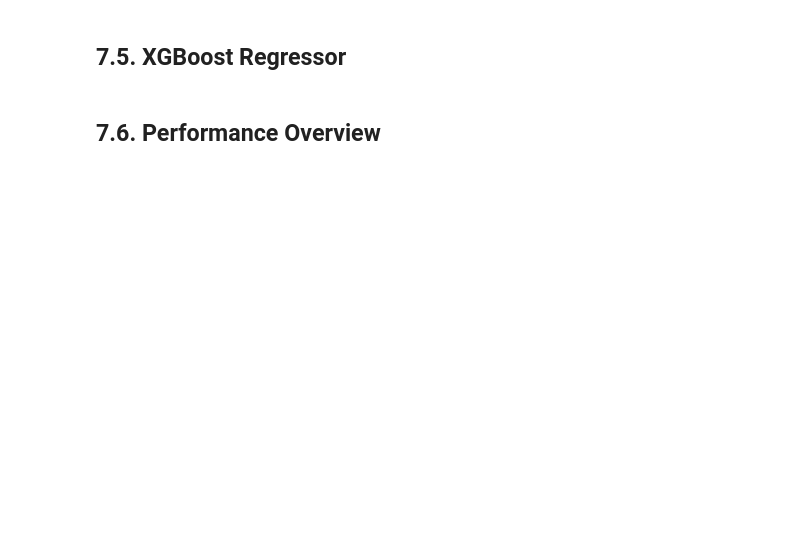
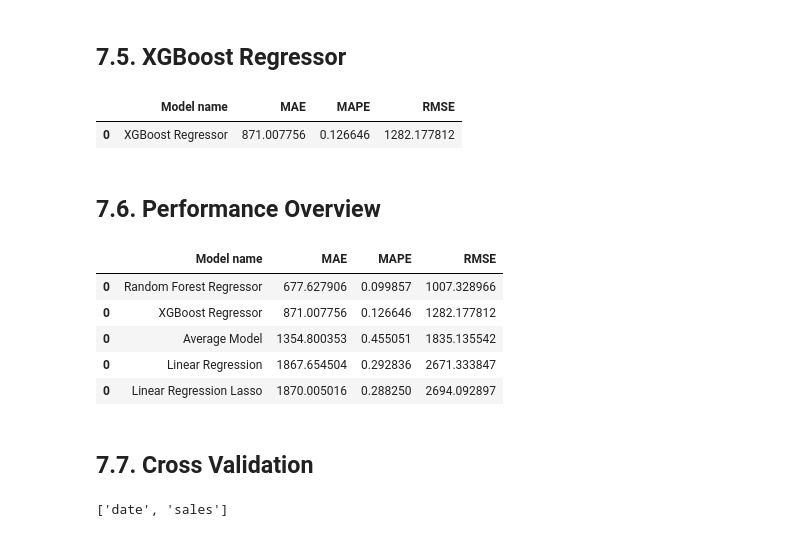
Before and after one commit to soaresvml/dsemproducao, a Jupyter notebook: m07_v01_store_sales_prediction.ipynb, the cells around one changed output. Drawn from its saved outputs; the diff is of its cells as text; code cells hidden in the pictures; blank space fills up the shorter version.

```diff
--- a/m07_v01_store_sales_prediction.ipynb
+++ b/m07_v01_store_sales_prediction.ipynb
@@ -17,14 +26,3 @@ plt.rcParams['figure.figsize'] = [25, 12]
 plt.rcParams['font.size'] = 10
 # %% [output]
 Populating the interactive namespace from numpy and matplotlib
-# %%
-with open('code6_cols_selected_boruta.pkl', 'rb') as f:
-    cols_selected_boruta = pickle.load(f)
-with open('code6_feat_to_add.pkl', 'rb') as f:
-    feat_to_add = pickle.load(f)
-
-df7 = pd.read_pickle('code6_df6.pkl')
-X_train = pd.read_pickle('code6_X_train.pkl')
-X_test = pd.read_pickle('code6_X_test.pkl')
-Y_train = pd.read_pickle('code6_Y_train.pkl')
-Y_test = pd.read_pickle('code6_Y_test.pkl')
@@ -162,5 +170,22 @@ model_xgb_result
+# %%
+#prediction
+yhat_model_xgb=model_xgb.predict(x_test)
+
+#performance
+model_xgb_result=ml_error('XGBoost Regressor',np.expm1(Y_test),np.expm1(yhat_model_xgb))
+model_xgb_result
+# %% [output]
+|  | Model name | MAE | MAPE | RMSE |
+| 0 | XGBoost Regressor | 871.007756 | 0.126646 | 1282.177812 |
 # %% [markdown]
 ## 7.6. Performance Overview
 # %%
-mlanalysis_result=pd.concat(['baseline_result','lr_result','lrr_result','rf_result','model_xgb_result'])
+mlanalysis_result=pd.concat([baseline_result,lr_result,lrr_result,rf_result,model_xgb_result])
 mlanalysis_result.sort_values('RMSE')
+# %% [output]
+|  | Model name | MAE | MAPE | RMSE |
+| 0 | Random Forest Regressor | 677.627906 | 0.099857 | 1007.328966 |
+| 0 | XGBoost Regressor | 871.007756 | 0.126646 | 1282.177812 |
+| 0 | Average Model | 1354.800353 | 0.455051 | 1835.135542 |
+| 0 | Linear Regression | 1867.654504 | 0.292836 | 2671.333847 |
+| 0 | Linear Regression Lasso | 1870.005016 | 0.288250 | 2694.092897 |
@@ -170,0 +192,6 @@ mlanalysis_result.sort_values('RMSE')
+# %% [markdown]
+## 7.7. Cross Validation
+# %%
+feat_to_add
+# %% [output]
+['date', 'sales']
```
Also changed, not shown: parts of 31 cells of this notebook, 1 other file.
